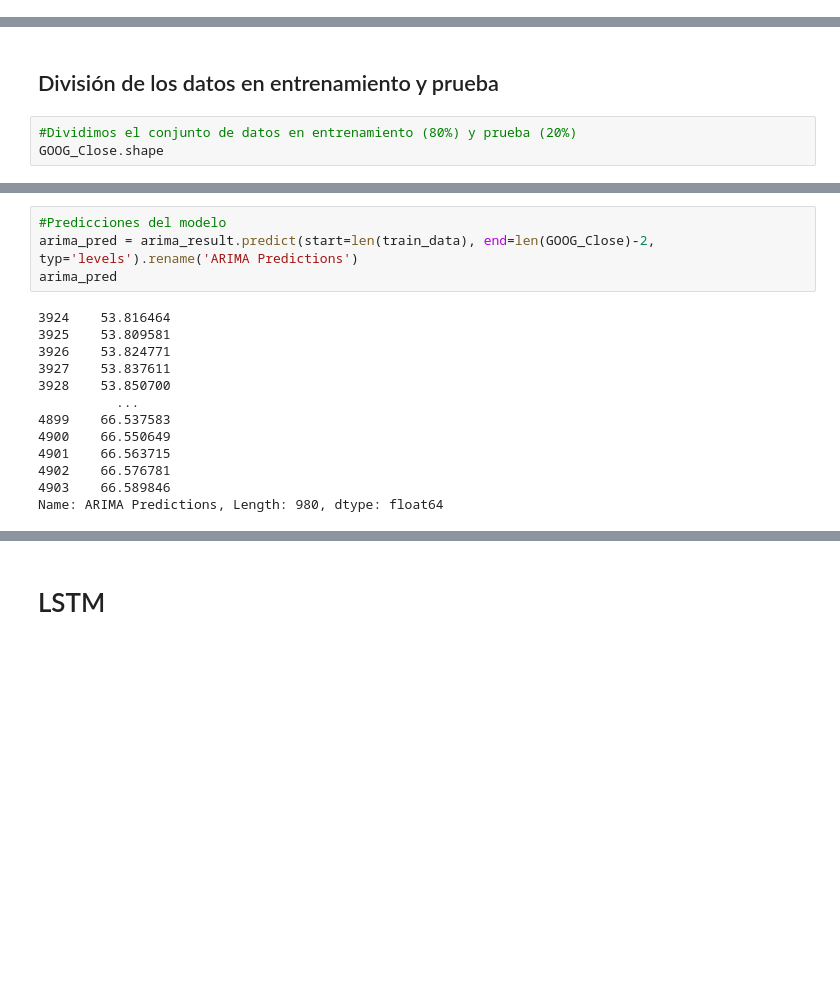
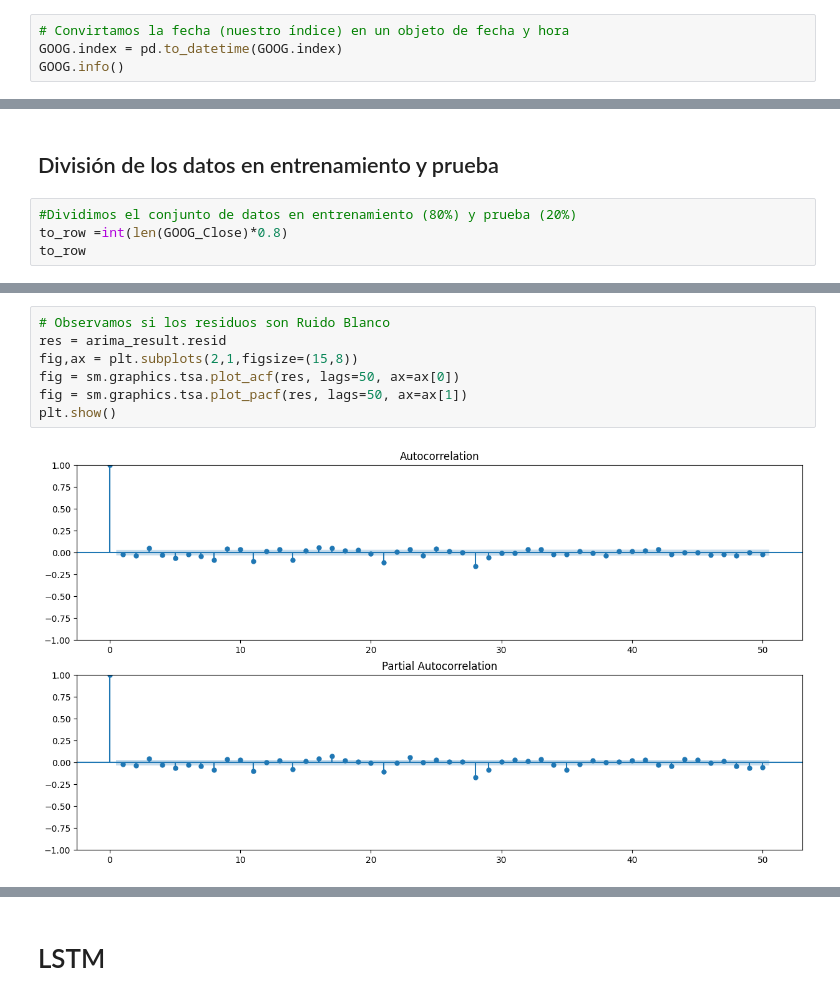
Before and after one commit to JohnCordero1/Finanzas_Pronosticos, a Jupyter notebook: Google_Random_Forest_ARIMA_LSTM_Prophet.ipynb, the cells around one changed output, grey strips where cells are left out. Drawn from its saved outputs; the diff is of its cells as text; blank space fills up the shorter version.

```diff
--- a/Google_Random_Forest_ARIMA_LSTM_Prophet.ipynb
+++ b/Google_Random_Forest_ARIMA_LSTM_Prophet.ipynb
@@ -98,3 +117,7 @@ GOOG.head(1)
 |  | Open | High | Low | Close | Adj Close | Volume |
 | Date |  |  |  |  |  |  |
 | 2004-08-19 | 2.490664 | 2.591785 | 2.390042 | 2.499133 | 2.499133 | 897427216 |
+# %%
+# Convirtamos la fecha (nuestro índice) en un objeto de fecha y hora
+GOOG.index = pd.to_datetime(GOOG.index)
+GOOG.info()
@@ -195,5 +241,6 @@ El mejor modelo, basado en el criterio de información de Akaike (AIC), es una A
 ## División de los datos en entrenamiento y prueba
 # %%
 #Dividimos el conjunto de datos en entrenamiento (80%) y prueba (20%)
-GOOG_Close.shape
+to_row =int(len(GOOG_Close)*0.8)
+to_row
 # %% [output]
@@ -252,20 +295,12 @@ Covariance Type:                  opg
 
 Warnings:
 [1] Covariance matrix calculated using the outer product of gradients (complex-step).
-# %%
-#Predicciones del modelo
-arima_pred = arima_result.predict(start=len(train_data), end=len(GOOG_Close)-2, typ='levels').rename('ARIMA Predictions')
-arima_pred
-# %% [output]
-3924    53.816464
-3925    53.809581
-3926    53.824771
-3927    53.837611
-3928    53.850700
-          ...
-4899    66.537583
-4900    66.550649
-4901    66.563715
-4902    66.576781
-4903    66.589846
-Name: ARIMA Predictions, Length: 980, dtype: float64
+# %%
+# Observamos si los residuos son Ruido Blanco
+res = arima_result.resid
+fig,ax = plt.subplots(2,1,figsize=(15,8))
+fig = sm.graphics.tsa.plot_acf(res, lags=50, ax=ax[0])
+fig = sm.graphics.tsa.plot_pacf(res, lags=50, ax=ax[1])
+plt.show()
+# %% [output]
+[figure, added]
```
Also changed, not shown: parts of 37 cells of this notebook.
